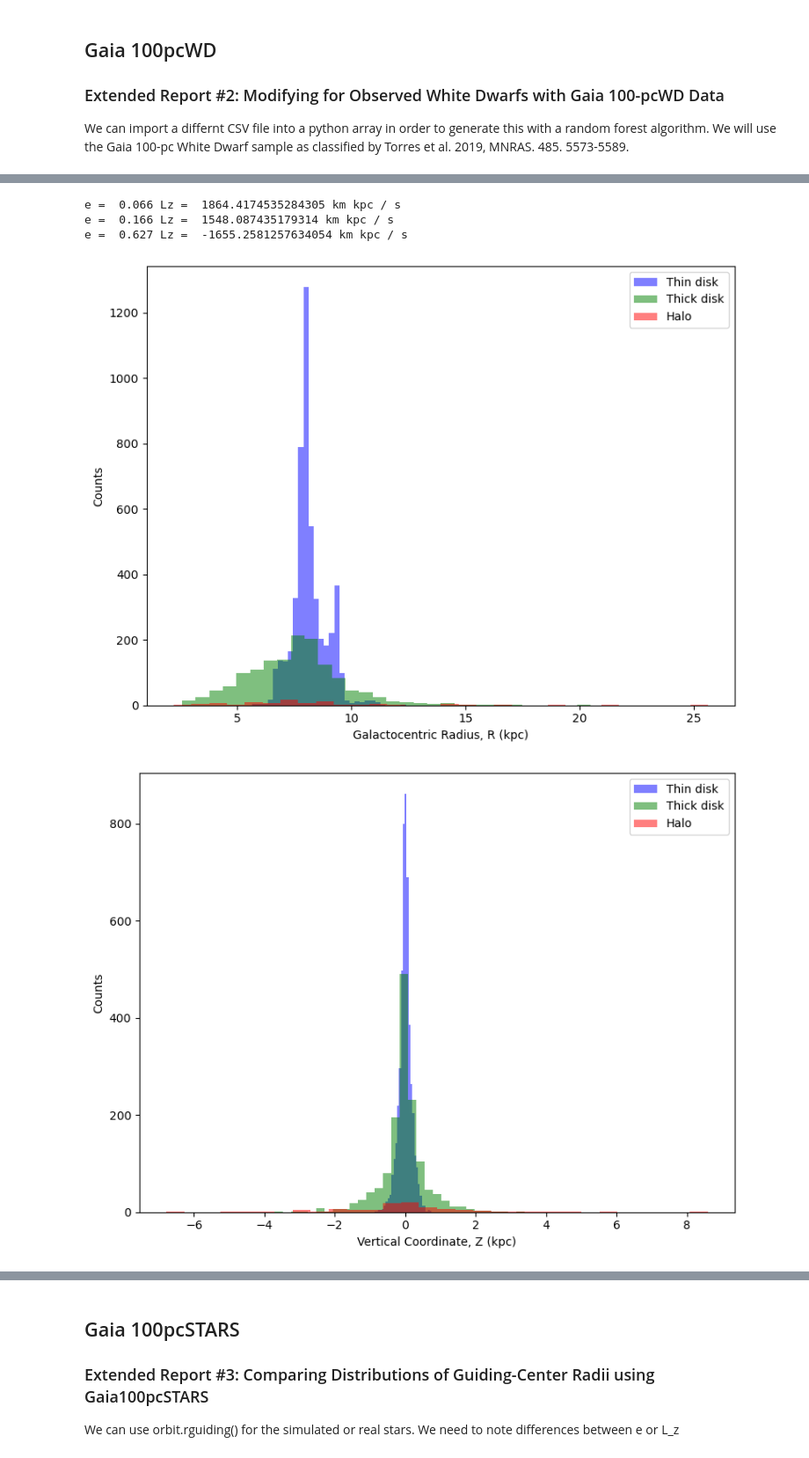
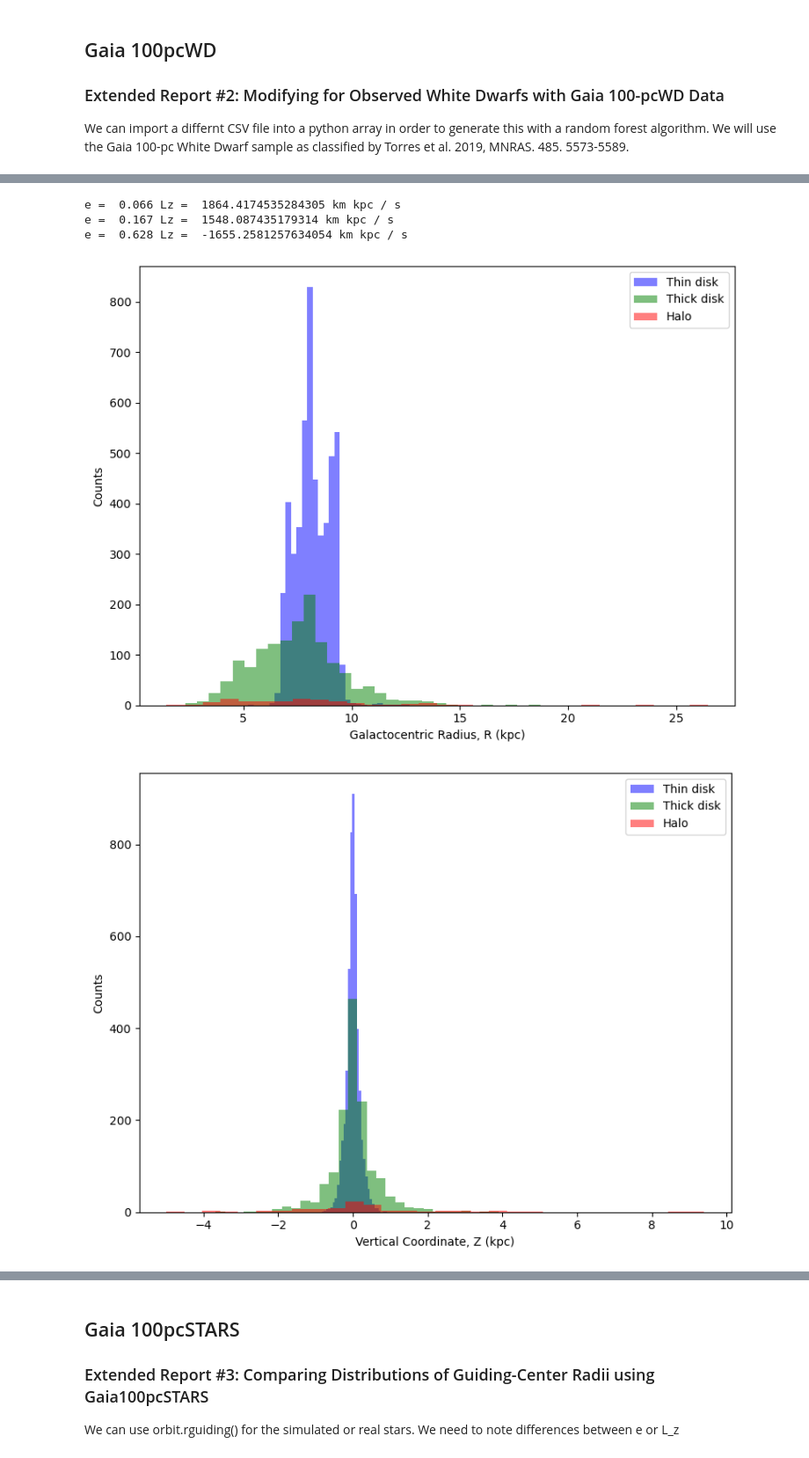
Before and after one commit to CherryWookie/Astrophysics-code, a Jupyter notebook: report2/final_simulation.ipynb, the cells around one changed output, grey strips where cells are left out. Shown at 88% size. Saved outputs shown, nothing was run; the diff lists cells and outputs as text; code cells hidden in the pictures.

```diff
--- a/report2/final_simulation.ipynb
+++ b/report2/final_simulation.ipynb
@@ -514,7 +506,7 @@ star_thin = R[mask_thin]
 star_thick = R[mask_thick]
 star_halo = R[mask_halo]
 
-ts = np.linspace(0,2,100)*u.Gyr
+ts = np.linspace(0,2,1000)*u.Gyr
 
 # Integrate over ONE orbit
 o_thin = Orbit([star_thin['RA_deg'][0],star_thin['DEC_deg'][0],1/star_thin['parallax_mas'][0], # distance=1/parallax
@@ -564,14 +556,14 @@ print('e = ', round(o_halo.e(),3), 'Lz = ', o_halo.Lz(quantity=True))
 time_index = np.argmin(np.abs(ts - 1.0 * u.Gyr))  # find the index closer to 1 Gyr
 
 # obtain positions R and Z at that moment
-R_thin = a_thin.R(time_index)  # R en kpc
-Z_thin = a_thin.z(time_index)  # Z en kpc
+R_thin = a_thin.R(ts[time_index])  # R en kpc
+Z_thin = a_thin.z(ts[time_index])  # Z en kpc
 
-R_thick = a_thick.R(time_index)
-Z_thick = a_thick.z(time_index)
+R_thick = a_thick.R(ts[time_index])
+Z_thick = a_thick.z(ts[time_index])
 
-R_halo = a_halo.R(time_index)
-Z_halo = a_halo.z(time_index)
+R_halo = a_halo.R(ts[time_index])
+Z_halo = a_halo.z(ts[time_index])
 
 # R histogram
 fig1 = pl.figure(figsize=(8, 6))
@@ -643,35 +635,35 @@ ax1.plot(a_thick.V(),np.sqrt(a_thick.U()**2 + a_thick.W()**2), marker='.', ms=3,
 ax1.plot(a_thin.V(),np.sqrt(a_thin.U()**2 + a_thin.W()**2), marker='.', ms=3, ls='none', label='thin disk')
 
 ax1.set_xlabel(r'$V_{\rm LSR}$ [km/s]')
 ax1.set_ylabel(r'$\sqrt{U^2_{\rm LSR} + W^2_{\rm LSR}}$ [km/s]')
 
 pl.legend(frameon=False)
 
 pl.show()
 
 
 #----------------------------------------------------------------------------
 # Plotting Vertical Component of Angular Momentum vs Orbital Eccentricity
 #----------------------------------------------------------------------------
 fig = pl.figure(figsize=(7,7))
 fig.subplots_adjust(wspace=0.3)
 ax1 = fig.add_subplot(111)
 
 # Using ALL integrated orbits
 ax1.plot(a_thin.e(),a_thin.Lz(), marker='.', ms=3, ls='none', label='Halo')
 ax1.plot(a_thick.e(),a_thick.Lz(), marker='.', ms=3, ls='none', label='Thick Disk')
 ax1.plot(a_halo.e(),a_halo.Lz(), marker='.', ms=3, ls='none', label='Thin Disk')
 
 ax1.set_xlabel(r'$e$')
 ax1.set_ylabel(r'$L_z$ [kpc\,km/s$^2$]')
 
 pl.legend(frameon=False)
 pl.show()
 # %% [output]
 [('Source_ID', '<U28'), ('Name', '<U19'), ('Random_number', '<i8'), ('RA_deg', '<f8'), ('DEC_deg', '<f8'), ('parallax_mas', '<f8'), ('pmramasyr', '<f8'), ('pmdec_masyr', '<f8'), ('phot_g_mean_mag', '< ...
 e =  0.066 Lz =  1864.4174535284305 km kpc / s
-e =  0.166 Lz =  1548.087435179314 km kpc / s
-e =  0.627 Lz =  -1655.2581257634054 km kpc / s
+e =  0.167 Lz =  1548.087435179314 km kpc / s
+e =  0.628 Lz =  -1655.2581257634054 km kpc / s
-[figure, old version]
+[figure, new version]
-[figure, old version]
+[figure, new version]
 [figure]
```
Also changed, not shown: parts of 8 cells of this notebook, 14 other files.
